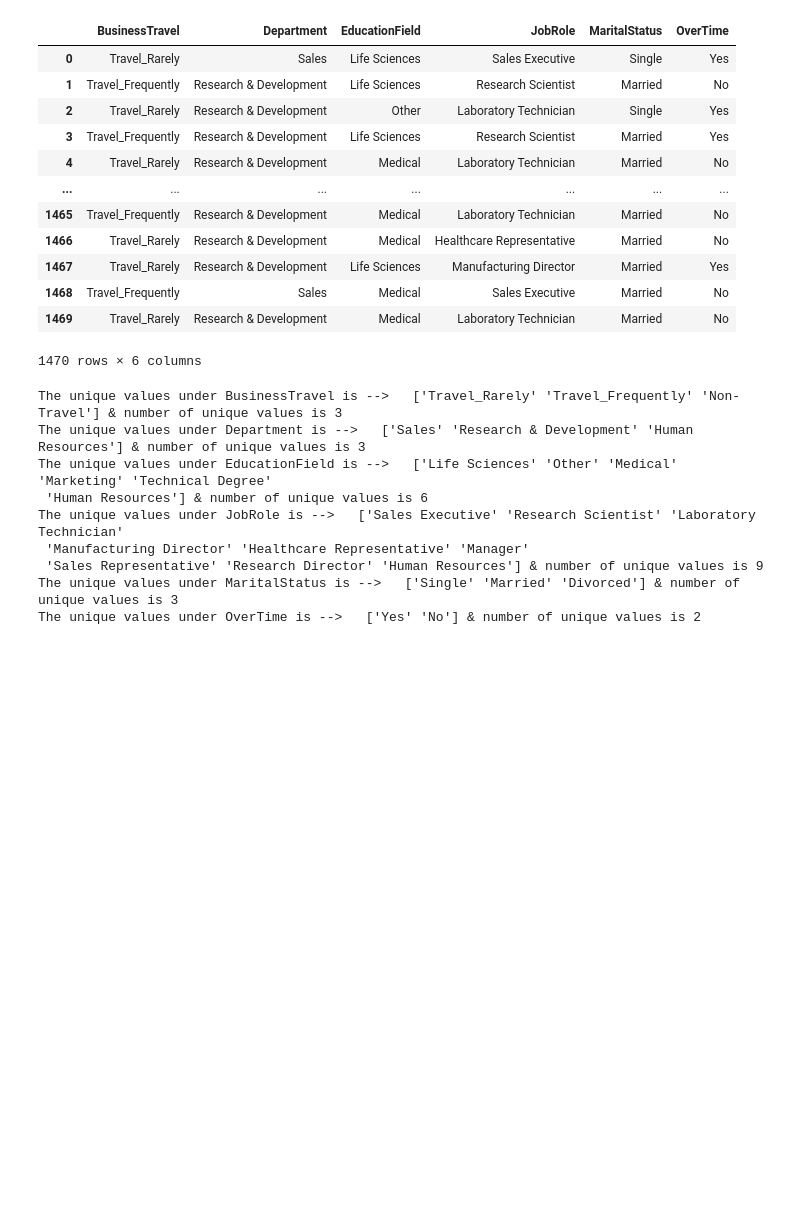
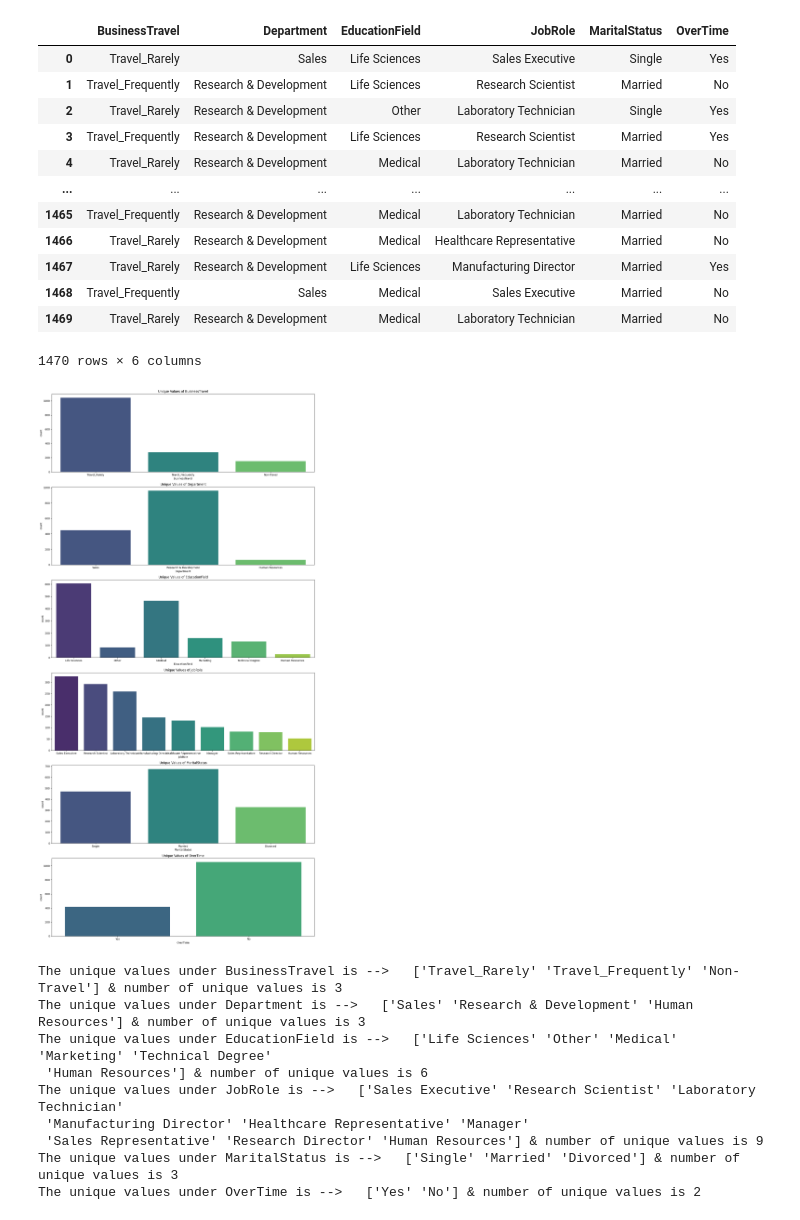
Before and after one commit to V-keerththanan/Ceylinco-ML-Assessment, a Jupyter notebook: assessment.ipynb, the cells around one changed output. Drawn from its saved outputs; the diff is of its cells as text; code cells hidden in the pictures; blank space fills up the shorter version.

Commit message:
visual analysis for categorical variables

```diff
--- a/assessment.ipynb
+++ b/assessment.ipynb
@@ -203,6 +203,17 @@ X[dependent_categorical_features]
 | 1468 | Travel_Frequently | Sales | Medical | Sales Executive | Married | No |
 | 1469 | Travel_Rarely | Research & Development | Medical | Laboratory Technician | Married | No |
 1470 rows × 6 columns
+# %%
+fig, axes = plt.subplots(nrows=len(dependent_categorical_features), ncols=1, figsize=(15, len(dependent_categorical_features) * 5))
+
+for i, col in enumerate(dependent_categorical_features):
+    sns.countplot(x=col, data=X, ax=axes[i], palette="viridis")
+    axes[i].set_title(f'Unique Values of {col}')
+
+plt.tight_layout()
+plt.show()
+# %% [output]
+[figure, added]
 # %%
 for col in dependent_categorical_features:
   print(f"The unique values under {col} is -->   {X[col].unique()} & number of unique values is {len(X[col].unique())}")
```
